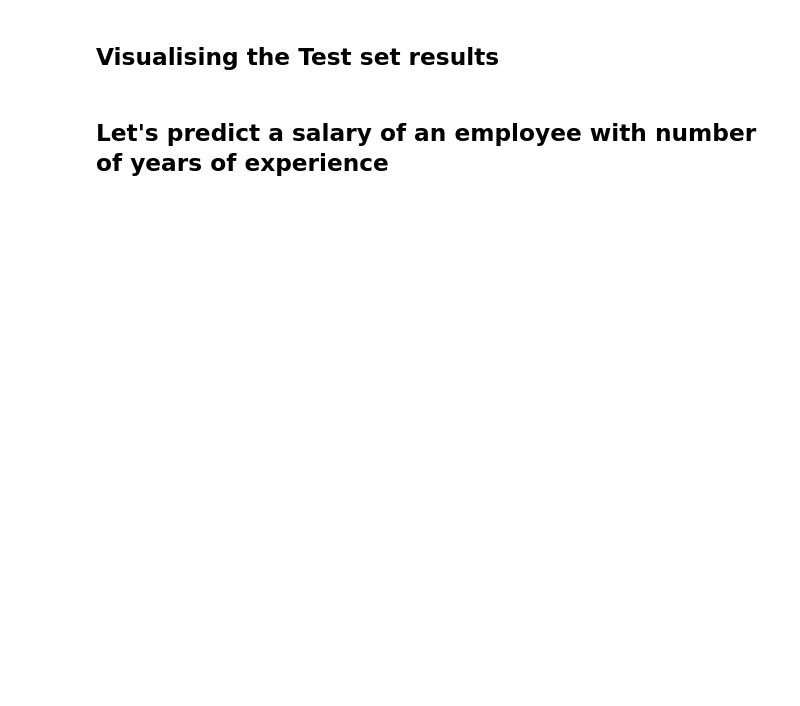
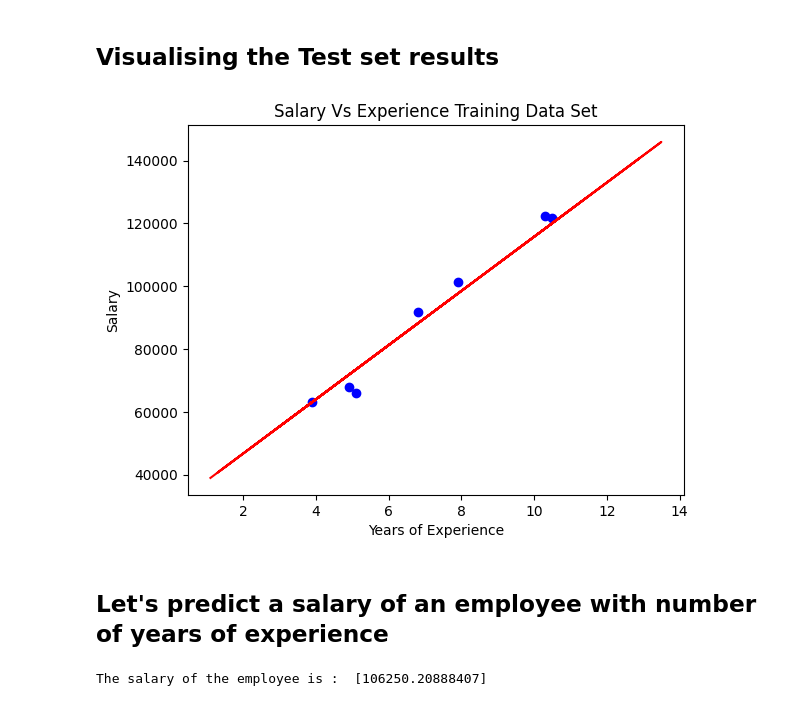
Before and after one commit to Abbasam8910/IBM-Machine-Learning-Internship, a Jupyter notebook: Day 1/Simple_Linear_Regression_template.ipynb, the cells around one changed output. Drawn from its saved outputs; the diff is of its cells as text; code cells hidden in the pictures; blank space fills up the shorter version.

```diff
--- a/Day 1/Simple_Linear_Regression_template.ipynb
+++ b/Day 1/Simple_Linear_Regression_template.ipynb
@@ -72,4 +94,21 @@ Name: Salary, dtype: int64
 # %% [markdown]
 ## Visualising the Test set results
+# %%
+plt.scatter(x_test, y_test, color='blue')
+plt.plot(x_train, regressor.predict(x_train), color='red')
+plt.title("Salary Vs Experience Training Data Set")
+plt.xlabel("Years of Experience")
+plt.ylabel("Salary")
+plt.show()
+# %% [output]
+[figure, added]
 # %% [markdown]
 ## Let's predict a salary of an employee with number of years of experience
+# %%
+years = input("Enter the Years of Experience: ")
+years_float = float(years)
+
+prediction = regressor.predict([[years_float]]) # Two square brackets due to data is in 2D form
+print("The salary of the employee is : ",prediction)
+# %% [output]
+The salary of the employee is :  [106250.20888407]
```
Also changed, not shown: parts of 5 cells of this notebook.
